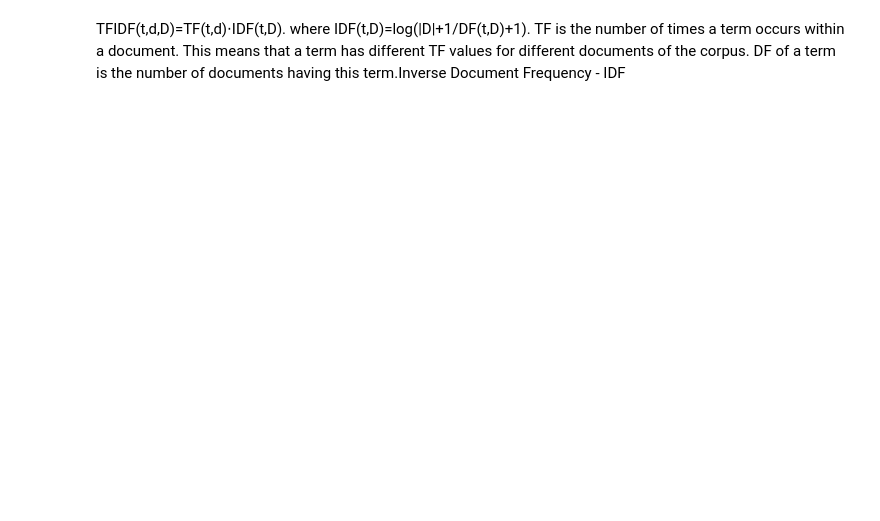
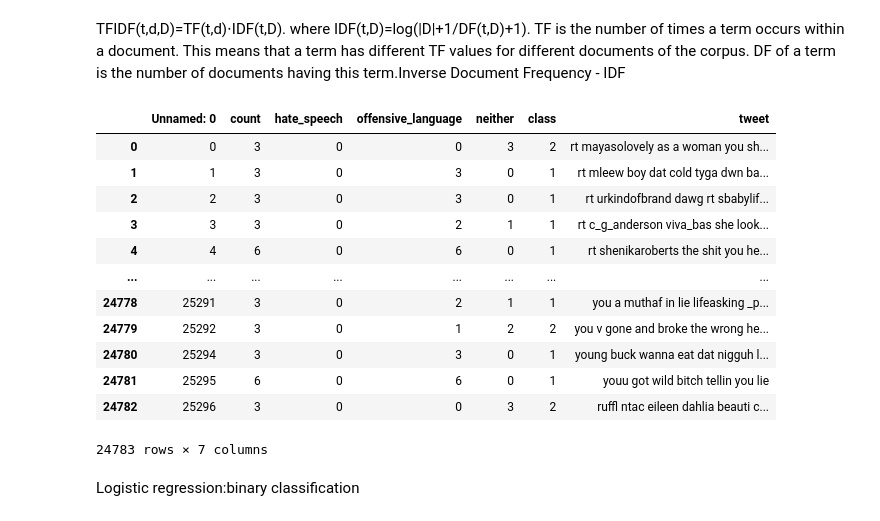
Before and after one commit to liyishanamy/detect_toxic_comment, a Jupyter notebook: CS651_project.ipynb, the cells around one changed output. Drawn from its saved outputs; the diff is of its cells as text; code cells hidden in the pictures; blank space fills up the shorter version.

```diff
--- a/CS651_project.ipynb
+++ b/CS651_project.ipynb
@@ -111,14 +112,14 @@ from pyspark.sql import SQLContext
 # %%
 class_names = ['toxic', 'severe_toxic', 'obscene', 'threat', 'insult', 'identity_hate']
 TRAIN_FILE = "/content/drive/My Drive/mgc_dataset/CS651Final/jigsaw-toxic-comment-classification-challenge/train.csv"
-TEST_DATA_FILE = "/content/drive/My Drive/mgc_dataset/CS651Final/jigsaw-toxic-comment-classification-challenge/test.csv"
-TEST_LABEL = "/content/drive/My Drive/mgc_dataset/CS651Final/jigsaw-toxic-comment-classification-challenge/test_labels.csv"
-
+# TEST_DATA_FILE = "/content/drive/My Drive/mgc_dataset/CS651Final/jigsaw-toxic-comment-classification-challenge/test.csv"
+# TEST_LABEL = "/content/drive/My Drive/mgc_dataset/CS651Final/jigsaw-toxic-comment-classification-challenge/test_labels.csv"
+TEST_DATA_FILE = "/content/drive/My Drive/mgc_dataset/CS651Final/labeled_data_toxic.csv"
 train = pd.read_csv(TRAIN_FILE)
 test_data = pd.read_csv(TEST_DATA_FILE)
-test_label =  pd.read_csv(TEST_LABEL)
+# test_label =  pd.read_csv(TEST_LABEL)
 print("training data shape",train.shape)
 print("testing data shape",test_data.shape)
-print("testing data label shape",test_label.shape)
+# print("testing data label shape",test_label.shape)
 # %% [output]
 training data shape (159571, 8)
@@ -275,19 +265,18 @@ def stemming(sentence):
     stemSentence = stemSentence.strip()
     return stemSentence
 train['comment_text'] = train['comment_text'].apply(stemming)
+test_data["tweet"] = test_data["tweet"].apply(stemming)
 # %%
 #lower case
 train['comment_text'] = train['comment_text'].apply(lambda x:x.lower())
-test_data['comment_text'] = test_data['comment_text'].apply(lambda x:x.lower())
+test_data["tweet"] =test_data["tweet"].apply(lambda x:x.lower())
 # Get rid of the special charactors
 train['comment_text'] = train['comment_text'].str.replace('\W', ' ')
-test_data['comment_text'] = test_data['comment_text'].str.replace('\W', ' ')
+test_data['tweet'] = test_data['tweet'].str.replace('\W', ' ')
 #get rid of the digit
 train['comment_text']  = train['comment_text'].str.replace(r'\d+','')
-test_data['comment_text']  = test_data['comment_text'].str.replace(r'\d+','')
-#get rid of the leading space
-train['comment_text'] = train['comment_text'] .str.strip()
-test_data['comment_text'] = test_data['comment_text'] .str.strip()
+test_data['tweet']  = test_data['tweet'].str.replace(r'\d+','')
+
 train.head(10)
 #test_data.head(10)
 # %% [output]
@@ -302,3 +291,17 @@ train.head(10)
 | 7 | 00031b1e95af7921 | your vandal to the matt shirvingt... | 0 | 0 | 0 | 0 | 0 | 0 | 1 |
 | 8 | 00037261f536c51d | sorri if the word nonsens was off... | 0 | 0 | 0 | 0 | 0 | 0 | 1 |
 | 9 | 00040093b2687caa | align on this subject and which a... | 0 | 0 | 0 | 0 | 0 | 0 | 1 |
+# %%
+import re
+newTrain = []
+newTest =[]
+for i in range(len(train['comment_text'])):
+  temp= re.sub(' +', ' ', train['comment_text'][i]).strip()
+  train['comment_text'][i] = temp
+for i in range(len(test_data['tweet'])):
+  temp= re.sub(' +', ' ', test_data['tweet'][i]).strip()
+  test_data['tweet'][i] = temp
+
+
+# train['comment_text'] = re.sub(' +', ' ', train['comment_text']).strip()
+# test_data['tweet'] = re.sub(' +', ' ', test_data['tweet']).strip()
@@ -429 +524,20 @@ pipeline=Pipeline(stages=[tokenizer,remover,hashingTF,idf, lr])
+# %%
+#2=clean,1=offensive language,0=hate speech
+test_data
+# %% [output]
+|  | Unnamed: 0 | count | hate_speech | offensive_language | neither | class | tweet |
+| 0 | 0 | 3 | 0 | 0 | 3 | 2 | rt mayasolovely as a woman you sh... |
+| 1 | 1 | 3 | 0 | 3 | 0 | 1 | rt mleew boy dat cold tyga dwn ba... |
+| 2 | 2 | 3 | 0 | 3 | 0 | 1 | rt urkindofbrand dawg rt sbabylif... |
+| 3 | 3 | 3 | 0 | 2 | 1 | 1 | rt c_g_anderson viva_bas she look... |
+| 4 | 4 | 6 | 0 | 6 | 0 | 1 | rt shenikaroberts the shit you he... |
+| ... | ... | ... | ... | ... | ... | ... | ... |
+| 24778 | 25291 | 3 | 0 | 2 | 1 | 1 | you a muthaf in lie lifeasking _p... |
+| 24779 | 25292 | 3 | 0 | 1 | 2 | 2 | you v gone and broke the wrong he... |
+| 24780 | 25294 | 3 | 0 | 3 | 0 | 1 | young buck wanna eat dat nigguh l... |
+| 24781 | 25295 | 6 | 0 | 6 | 0 | 1 | youu got wild bitch tellin you lie |
+| 24782 | 25296 | 3 | 0 | 0 | 3 | 2 | ruffl ntac eileen dahlia beauti c... |
+24783 rows × 7 columns
+# %% [markdown]
+Logistic regression:binary classification
 # %%
```
Also changed, not shown: parts of 22 cells of this notebook.
